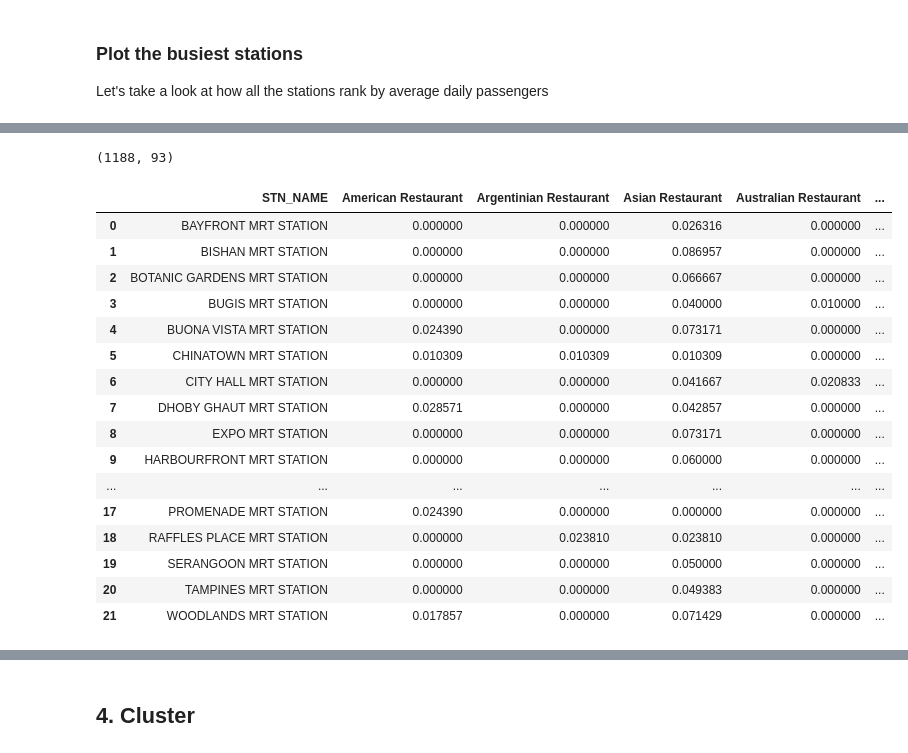
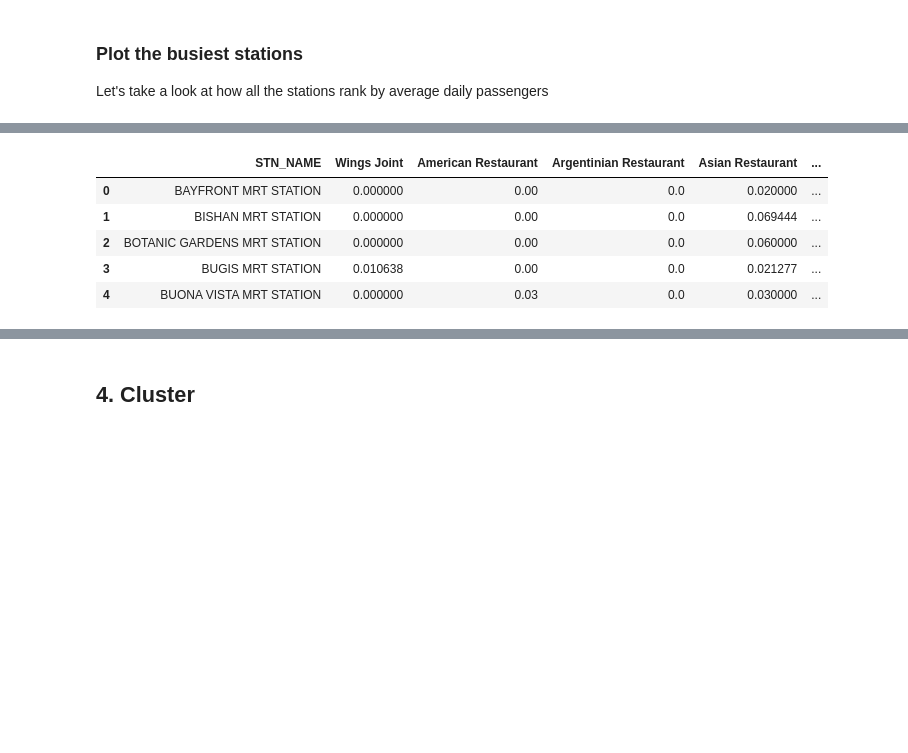
Before and after one commit to alfredtan/Coursera_Capstone, a Jupyter notebook: Week 4 Assignment/Capstone - Final Assignment.ipynb, the cells around one changed output, grey strips where cells are left out. Saved outputs shown, nothing was run; the diff lists cells and outputs as text; code cells hidden in the pictures; blank space fills up the shorter version.

```diff
--- a/Week 4 Assignment/Capstone - Final Assignment.ipynb
+++ b/Week 4 Assignment/Capstone - Final Assignment.ipynb
@@ -672,6 +670,6 @@ map
 # %%
-CLIENT_ID = 'QMAGZJ13AIHHQI4WPVVAIWUTRI1JUQXC0I04S3VONCLPIJ4J' # your Foursquare ID
-CLIENT_SECRET = '01KL5EY4PPIWPEWFU3UB1YDAILL2EPVNZKFHYUZJKFIRONNG' # your Foursquare Secret
+CLIENT_ID = 'TRUNCATED' # your Foursquare ID
+CLIENT_SECRET = 'TRUNCATED' # your Foursquare Secret
 VERSION = '20180605' # Foursquare API version
 LIMIT = 100 # A default Foursquare API limit value
 
@@ -685,5 +679,5 @@ CLIENT_SECRET:01KL5EY4PPIWPEWFU3UB1YDAILL2EPVNZKFHYUZJKFIRONNG
 # %%
-def getNearbyVenues(names, latitudes, longitudes, radius=500):
+def getNearbyVenues(names, latitudes, longitudes, radius=1000):
 
     venues_list=[]
     for name, lat, lng in zip(names, latitudes, longitudes):
@@ -724,10 +718,9 @@ def getNearbyVenues(names, latitudes, longitudes, radius=500):
 
     return(nearby_venues)
 # %%
-# type your answer here
-names = top5_interchanges.loc[:, 'STN_NAME']
-lats = top5_interchanges.loc[:, 'MEAN_LATITUDE']
-longs = top5_interchanges.loc[:, 'MEAN_LONGITUDE']
+names = all_interchanges.loc[:, 'STN_NAME']
+lats = all_interchanges.loc[:, 'MEAN_LATITUDE']
+longs = all_interchanges.loc[:, 'MEAN_LONGITUDE']
 
 nearby_venues = getNearbyVenues( names, lats, longs)
 print('DONE')
@@ -765,0 +785,2 @@ nearby_venues.shape
+# %%
+nearby_venues = nearby_venues.drop( nearby_venues[nearby_venues['VENUE_CATEGORY']=='Restaurant'].index, axis=0 )
@@ -788,31 +859,14 @@ categories_onehot.head()
-# %%
-categories_onehot.shape
-# %% [output]
-(1188, 93)
 # %%
-# categories_onehot.groupby('STN_NAME').mean().reset_index()
-
 # Get the average of each venue by interchange
 categories_onehot_grouped = categories_onehot.groupby('STN_NAME').mean().reset_index()
-categories_onehot_grouped
+categories_onehot_grouped.head()
 # %% [output]
-|  | STN_NAME | American Restaurant | Argentinian Restaurant | Asian Restaurant | Australian Restaurant | ... |
-| 0 | BAYFRONT MRT STATION | 0.000000 | 0.000000 | 0.026316 | 0.000000 | ... |
-| 1 | BISHAN MRT STATION | 0.000000 | 0.000000 | 0.086957 | 0.000000 | ... |
-| 2 | BOTANIC GARDENS MRT STATION | 0.000000 | 0.000000 | 0.066667 | 0.000000 | ... |
-| 3 | BUGIS MRT STATION | 0.000000 | 0.000000 | 0.040000 | 0.010000 | ... |
-| 4 | BUONA VISTA MRT STATION | 0.024390 | 0.000000 | 0.073171 | 0.000000 | ... |
-| 5 | CHINATOWN MRT STATION | 0.010309 | 0.010309 | 0.010309 | 0.000000 | ... |
-| 6 | CITY HALL MRT STATION | 0.000000 | 0.000000 | 0.041667 | 0.020833 | ... |
-| 7 | DHOBY GHAUT MRT STATION | 0.028571 | 0.000000 | 0.042857 | 0.000000 | ... |
-| 8 | EXPO MRT STATION | 0.000000 | 0.000000 | 0.073171 | 0.000000 | ... |
-| 9 | HARBOURFRONT MRT STATION | 0.000000 | 0.000000 | 0.060000 | 0.000000 | ... |
-| ... | ... | ... | ... | ... | ... | ... |
-| 17 | PROMENADE MRT STATION | 0.024390 | 0.000000 | 0.000000 | 0.000000 | ... |
-| 18 | RAFFLES PLACE MRT STATION | 0.000000 | 0.023810 | 0.023810 | 0.000000 | ... |
-| 19 | SERANGOON MRT STATION | 0.000000 | 0.000000 | 0.050000 | 0.000000 | ... |
-| 20 | TAMPINES MRT STATION | 0.000000 | 0.000000 | 0.049383 | 0.000000 | ... |
-| 21 | WOODLANDS MRT STATION | 0.017857 | 0.000000 | 0.071429 | 0.000000 | ... |
+|  | STN_NAME | Wings Joint | American Restaurant | Argentinian Restaurant | Asian Restaurant | ... |
+| 0 | BAYFRONT MRT STATION | 0.000000 | 0.00 | 0.0 | 0.020000 | ... |
+| 1 | BISHAN MRT STATION | 0.000000 | 0.00 | 0.0 | 0.069444 | ... |
+| 2 | BOTANIC GARDENS MRT STATION | 0.000000 | 0.00 | 0.0 | 0.060000 | ... |
+| 3 | BUGIS MRT STATION | 0.010638 | 0.00 | 0.0 | 0.021277 | ... |
+| 4 | BUONA VISTA MRT STATION | 0.000000 | 0.03 | 0.0 | 0.030000 | ... |
 # %%
 categories_onehot_grouped.shape
 # %% [output]
```
Also changed, not shown: parts of 89 cells of this notebook, 2 other files.
